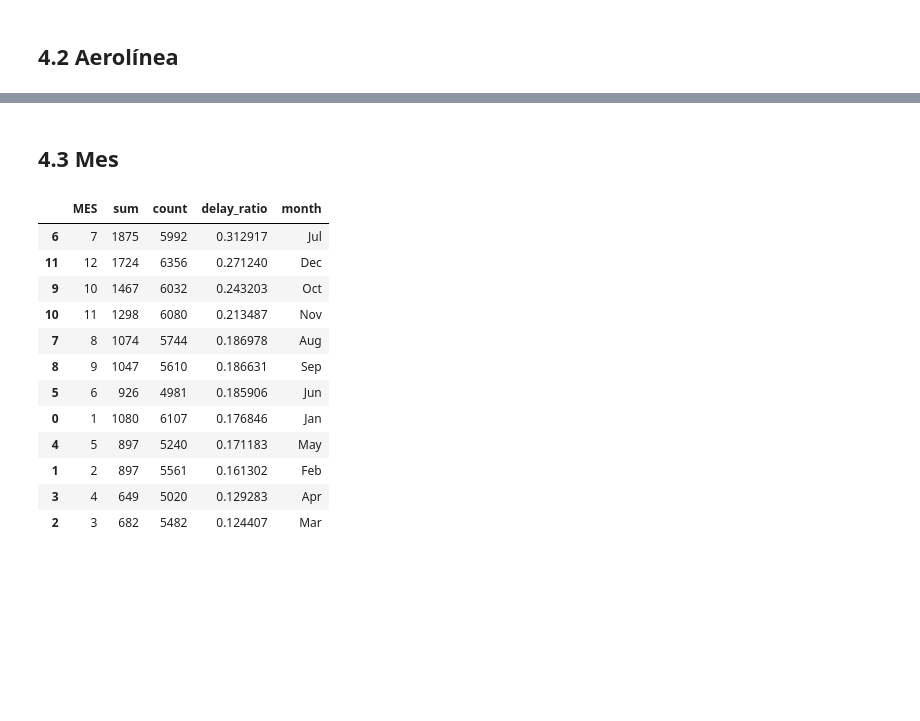
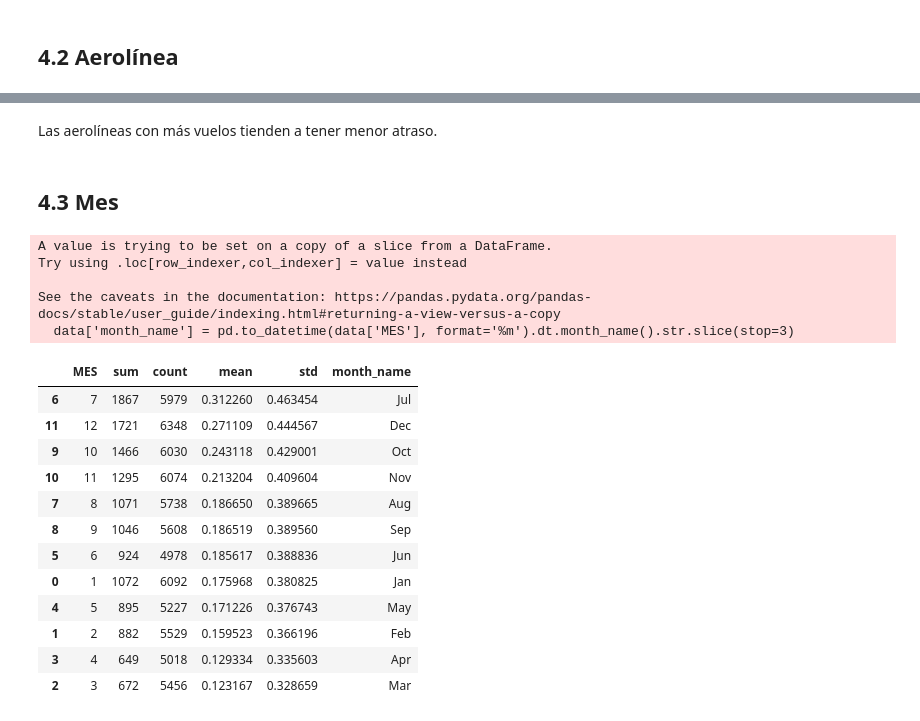
Before and after one commit to igonzalezperez/airline-challenge, a Jupyter notebook: solution.ipynb, the cells around one changed output, grey strips where cells are left out. Cells and saved outputs as stored; diff of their text form; code cells hidden in the pictures; blank space fills up the shorter version.

```diff
--- a/solution.ipynb
+++ b/solution.ipynb
@@ -842,4 +922,4 @@ data['temporada_alta'] = data['Fecha-O'].apply(lambda x: is_peak_season(x))
 # %% [markdown]
 ## 3.2 Diferencia de tiempos
 # %%
-data['atraso_15'] = (data['Fecha-O'] - data['Fecha-I']) / pd.Timedelta(1, 'm') >= 15
+data['dif_min'] = (data['Fecha-O'] - data['Fecha-I']) / pd.Timedelta(1, 'm')
@@ -845,0 +928,4 @@ data['atraso_15'] = (data['Fecha-O'] - data['Fecha-I']) / pd.Timedelta(1, 'm') >
+# %%
+data['atraso_15'] = (data['dif_min'] >= 15).astype(int)
+_ = sns.countplot(data=data, x='atraso_15')
+data
@@ -875,7 +1022,3 @@ data_synth.to_csv(Path().joinpath('data', 'synthetic_features.csv'), index=False
 # %%
-des_rate = data[['SIGLADES', 'atraso_15']].groupby('SIGLADES').agg(['sum', 'count'])['atraso_15']
-des_rate['delay_ratio'] = des_rate['sum'] / des_rate['count']
-des_rate.reset_index(inplace=True)
-des_rate.sort_values('delay_ratio', inplace=True, ascending=False)
-des_rate
+des_delay = get_col_dist_plots(data, 'SIGLADES')
 # %% [output]
@@ -900,0 +1065,3 @@ _ = ax.set_xticklabels(ax.get_xticklabels(), rotation=60, horizontalalignment='r
+# %%
+data = data.loc[~data['SIGLADES'].isin(des_delay.loc[des_delay['std'].isna()]['SIGLADES'])]
+des_delay = get_col_dist_plots(data, 'SIGLADES')
@@ -933,26 +1078,33 @@ _ = ax.set_xticklabels(ax.get_xticklabels(), rotation=60, horizontalalignment='r
+# %% [markdown]
+Las aerolíneas con más vuelos tienden a tener menor atraso.
 # %% [markdown]
 ## 4.3 Mes
 # %%
-month_rate = data[['MES', 'atraso_15']].groupby('MES').agg(['sum', 'count'])['atraso_15']
-month_rate['delay_ratio'] = month_rate['sum'] / month_rate['count']
-month_rate.reset_index(inplace=True)
-month_rate.sort_values('delay_ratio', inplace=True, ascending=False)
-month_rate['month'] = pd.to_datetime(month_rate['MES'], format='%m').dt.month_name().str.slice(stop=3)
-month_rate
+month_delay = data[['MES', 'atraso_15']].groupby('MES').agg(['sum', 'count', 'mean', 'std'])['atraso_15']
+month_delay.reset_index(inplace=True)
+month_delay.sort_values('mean', inplace=True, ascending=False)
+month_delay['month_name'] = pd.to_datetime(month_delay['MES'], format='%m').dt.month_name().str.slice(stop=3)
+data['month_name'] = pd.to_datetime(data['MES'], format='%m').dt.month_name().str.slice(stop=3)
+month_delay
 # %% [output]
+A value is trying to be set on a copy of a slice from a DataFrame.
+Try using .loc[row_indexer,col_indexer] = value instead
+
+See the caveats in the documentation: https://pandas.pydata.org/pandas-docs/stable/user_guide/indexing.html#returning-a-view-versus-a-copy
+  data['month_name'] = pd.to_datetime(data['MES'], format='%m').dt.month_name().str.slice(stop=3)
-|  | MES | sum | count | delay_ratio | month |
-| 6 | 7 | 1875 | 5992 | 0.312917 | Jul |
-| 11 | 12 | 1724 | 6356 | 0.271240 | Dec |
-| 9 | 10 | 1467 | 6032 | 0.243203 | Oct |
-| 10 | 11 | 1298 | 6080 | 0.213487 | Nov |
-| 7 | 8 | 1074 | 5744 | 0.186978 | Aug |
-| 8 | 9 | 1047 | 5610 | 0.186631 | Sep |
-| 5 | 6 | 926 | 4981 | 0.185906 | Jun |
-| 0 | 1 | 1080 | 6107 | 0.176846 | Jan |
-| 4 | 5 | 897 | 5240 | 0.171183 | May |
-| 1 | 2 | 897 | 5561 | 0.161302 | Feb |
-| 3 | 4 | 649 | 5020 | 0.129283 | Apr |
-| 2 | 3 | 682 | 5482 | 0.124407 | Mar |
+|  | MES | sum | count | mean | std | month_name |
+| 6 | 7 | 1867 | 5979 | 0.312260 | 0.463454 | Jul |
+| 11 | 12 | 1721 | 6348 | 0.271109 | 0.444567 | Dec |
+| 9 | 10 | 1466 | 6030 | 0.243118 | 0.429001 | Oct |
+| 10 | 11 | 1295 | 6074 | 0.213204 | 0.409604 | Nov |
+| 7 | 8 | 1071 | 5738 | 0.186650 | 0.389665 | Aug |
+| 8 | 9 | 1046 | 5608 | 0.186519 | 0.389560 | Sep |
+| 5 | 6 | 924 | 4978 | 0.185617 | 0.388836 | Jun |
+| 0 | 1 | 1072 | 6092 | 0.175968 | 0.380825 | Jan |
+| 4 | 5 | 895 | 5227 | 0.171226 | 0.376743 | May |
+| 1 | 2 | 882 | 5529 | 0.159523 | 0.366196 | Feb |
+| 3 | 4 | 649 | 5018 | 0.129334 | 0.335603 | Apr |
+| 2 | 3 | 672 | 5456 | 0.123167 | 0.328659 | Mar |
 # %%
 # Plot by delay rate order
 fig, ax = plt.subplots(1, 1, figsize=(15, 7))
```
Also changed, not shown: parts of 72 cells of this notebook.
